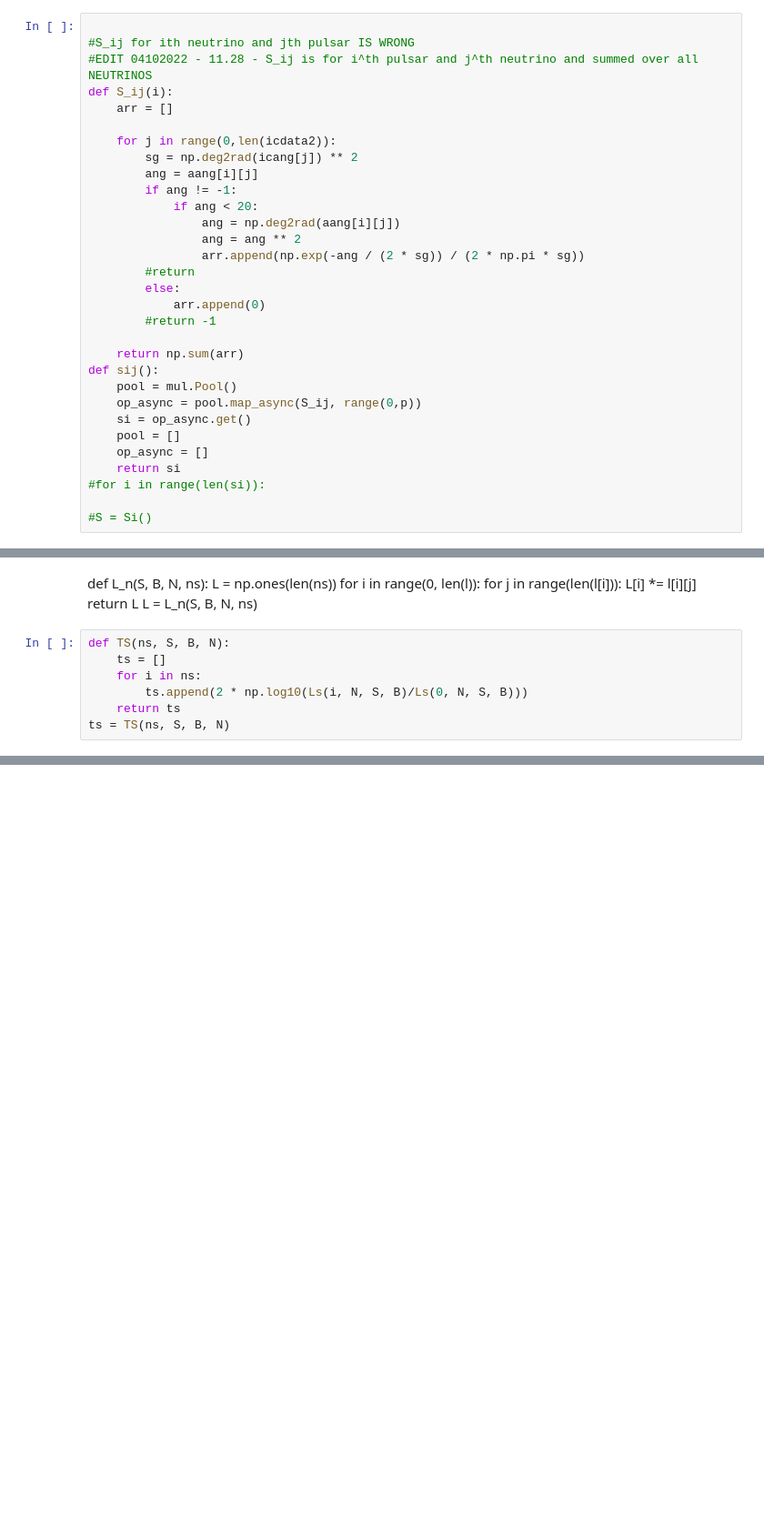
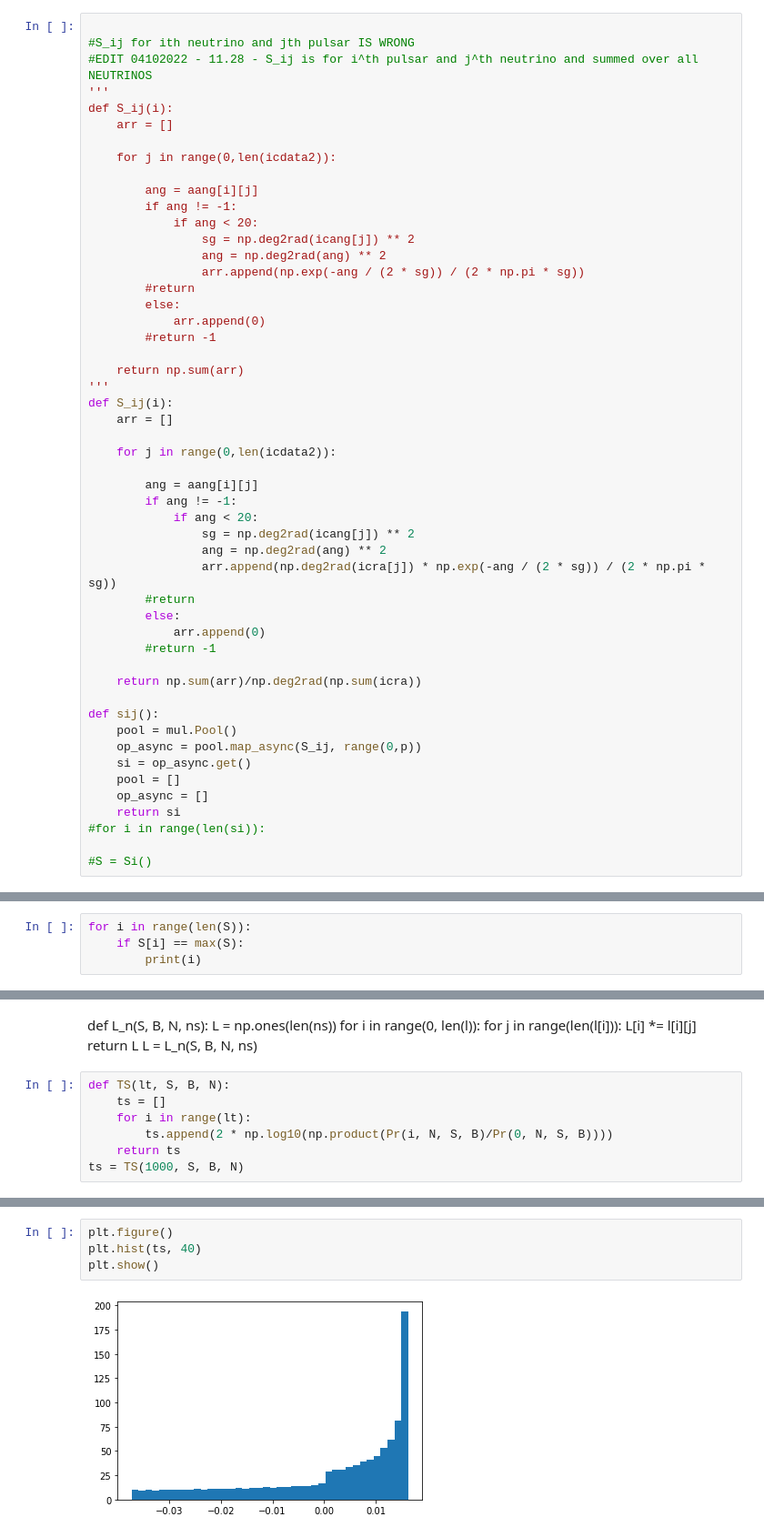
Before and after one commit to DarkWake9/Project-IceCube-Legacy, a Jupyter notebook: task4/task4nonvectorized.ipynb, the cells around one changed output, grey strips where cells are left out. Shown at 91% size. Cells and saved outputs as stored; diff of their text form; blank space fills up the shorter version.

```diff
--- a/task4/task4nonvectorized.ipynb
+++ b/task4/task4nonvectorized.ipynb
@@ -372,16 +235,17 @@ icang[99351]
 
 #S_ij for ith neutrino and jth pulsar IS WRONG
 #EDIT 04102022 - 11.28 - S_ij is for i^th pulsar and j^th neutrino and summed over all NEUTRINOS
+'''
 def S_ij(i):
     arr = []
 
     for j in range(0,len(icdata2)):
-        sg = np.deg2rad(icang[j]) ** 2
+
         ang = aang[i][j]
         if ang != -1:
             if ang < 20:
-                ang = np.deg2rad(aang[i][j])
-                ang = ang ** 2
+                sg = np.deg2rad(icang[j]) ** 2
+                ang = np.deg2rad(ang) ** 2
                 arr.append(np.exp(-ang / (2 * sg)) / (2 * np.pi * sg))
         #return
         else:
@@ -389,6 +253,25 @@ def S_ij(i):
         #return -1
 
     return np.sum(arr)
+'''
+def S_ij(i):
+    arr = []
+
+    for j in range(0,len(icdata2)):
+
+        ang = aang[i][j]
+        if ang != -1:
+            if ang < 20:
+                sg = np.deg2rad(icang[j]) ** 2
+                ang = np.deg2rad(ang) ** 2
+                arr.append(np.deg2rad(icra[j]) * np.exp(-ang / (2 * sg)) / (2 * np.pi * sg))
+        #return
+        else:
+            arr.append(0)
+        #return -1
+
+    return np.sum(arr)/np.deg2rad(np.sum(icra))
+
 def sij():
     pool = mul.Pool()
     op_async = pool.map_async(S_ij, range(0,p))
@@ -455,0 +325,4 @@ array([9.44013866e+01, 1.01254817e+02, 1.10397394e+02, 1.34020240e+02,
+# %%
+for i in range(len(S)):
+    if S[i] == max(S):
+        print(i)
@@ -519,11 +389,11 @@ def L_n(S, B, N, ns):
     return L
 L = L_n(S, B, N, ns)
 # %%
-def TS(ns, S, B, N):
+def TS(lt, S, B, N):
     ts = []
-    for i in ns:
-        ts.append(2 * np.log10(Ls(i, N, S, B)/Ls(0, N, S, B)))
+    for i in range(lt):
+        ts.append(2 * np.log10(np.product(Pr(i, N, S, B)/Pr(0, N, S, B))))
     return ts
-ts = TS(ns, S, B, N)
+ts = TS(1000, S, B, N)
 # %%
 np.array(ts)
@@ -551,6 +437,12 @@ The background PDF is determined from the average number of events per solid ang
 TS (n_s) = 2 \log \frac{\mathcal{L} (n_s)}{\mathcal{L} (0)}
 \end{equation}
  If the null hypothesis is true, $TS (n_s)$ obeys the $\chi^2$ distribution for one degree of freedom. We calculated $TS (n_s)$ for all MSPs in the  catalog.
+# %%
+plt.figure()
+plt.hist(ts, 40)
+plt.show()
+# %% [output]
+[figure, added]
 # %%
 plt.figure(figsize=(8,6))
 plt.yscale('log')
```
Also changed, not shown: parts of 57 cells of this notebook, 1 other file.
